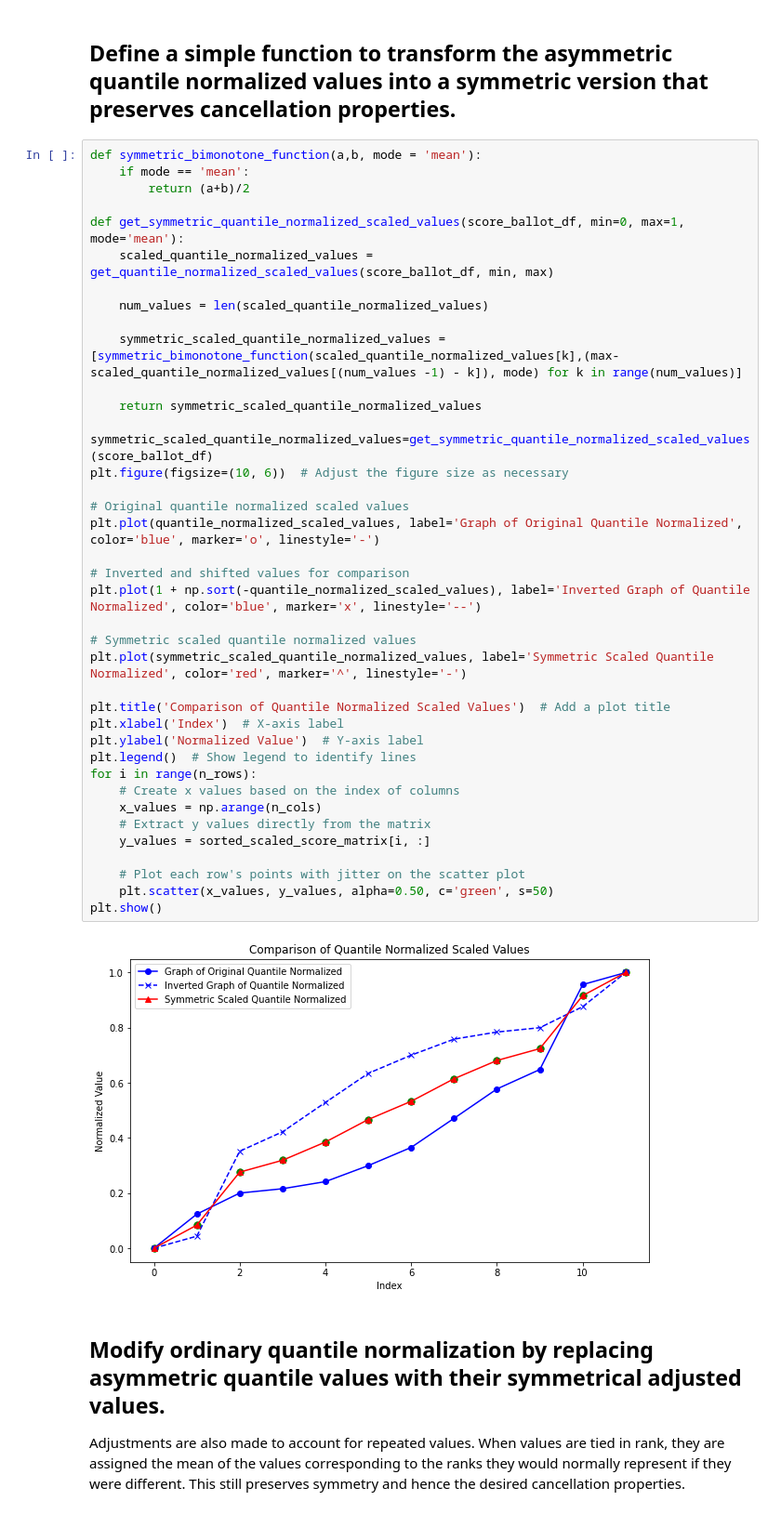
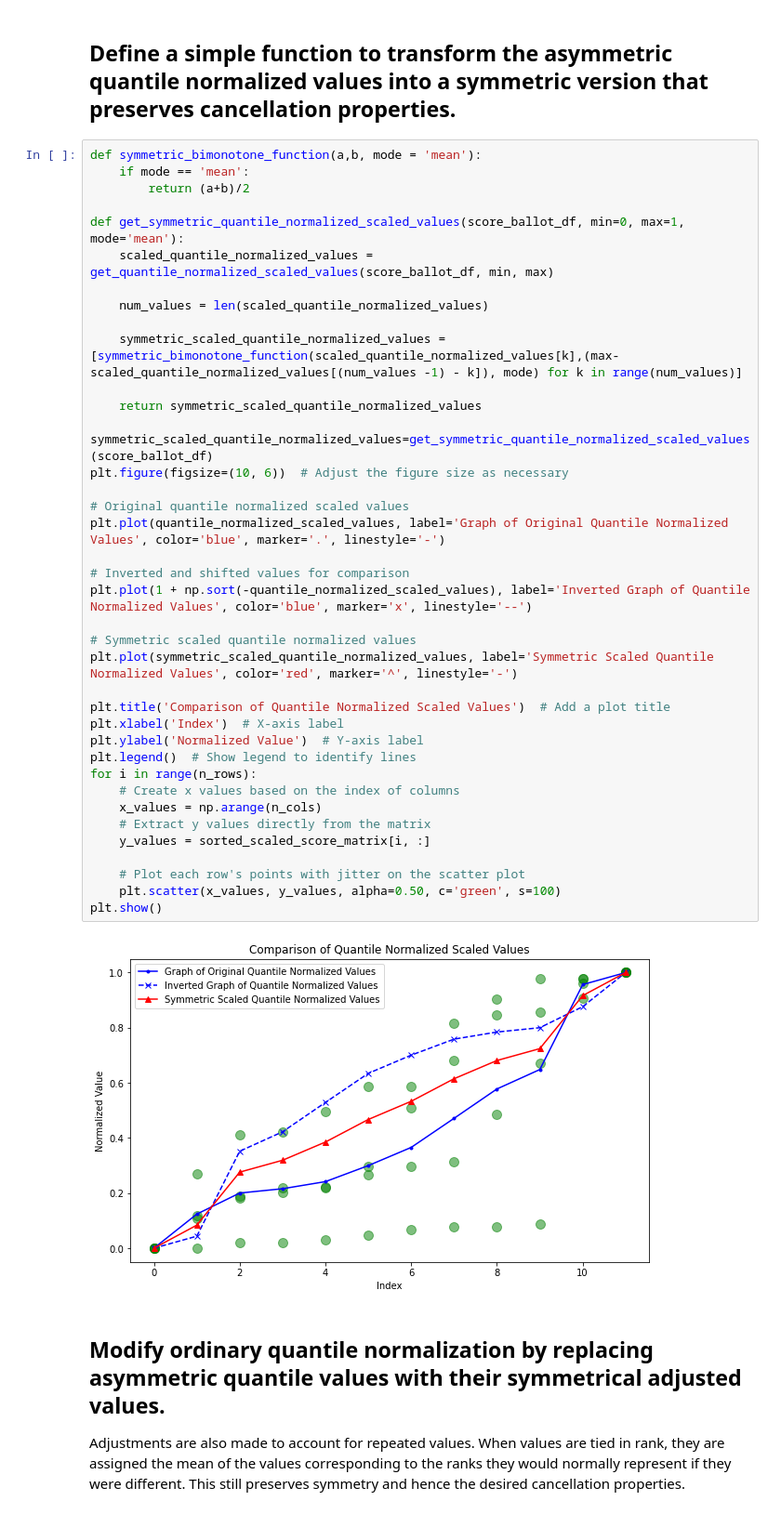
Before and after one commit to cfrankston728/symmetric_quantile-normalized_score, a Jupyter notebook: voting_explorer.ipynb, the cells around one changed output. Shown at 93% size. Cells and saved outputs as stored; diff of their text form.

Commit message:
visuals

```diff
--- a/voting_explorer.ipynb
+++ b/voting_explorer.ipynb
@@ -203,38 +203,38 @@ def get_symmetric_quantile_normalized_scaled_values(score_ballot_df, min=0, max=
     scaled_quantile_normalized_values = get_quantile_normalized_scaled_values(score_ballot_df, min, max)
 
     num_values = len(scaled_quantile_normalized_values)
 
     symmetric_scaled_quantile_normalized_values = [symmetric_bimonotone_function(scaled_quantile_normalized_values[k],(max-scaled_quantile_normalized_values[(num_values -1) - k]), mode) for k in range(num_values)]
 
     return symmetric_scaled_quantile_normalized_values
 
 symmetric_scaled_quantile_normalized_values=get_symmetric_quantile_normalized_scaled_values(score_ballot_df)
 plt.figure(figsize=(10, 6))  # Adjust the figure size as necessary
 
 # Original quantile normalized scaled values
-plt.plot(quantile_normalized_scaled_values, label='Graph of Original Quantile Normalized', color='blue', marker='o', linestyle='-')
+plt.plot(quantile_normalized_scaled_values, label='Graph of Original Quantile Normalized Values', color='blue', marker='.', linestyle='-')
 
 # Inverted and shifted values for comparison
-plt.plot(1 + np.sort(-quantile_normalized_scaled_values), label='Inverted Graph of Quantile Normalized', color='blue', marker='x', linestyle='--')
+plt.plot(1 + np.sort(-quantile_normalized_scaled_values), label='Inverted Graph of Quantile Normalized Values', color='blue', marker='x', linestyle='--')
 
 # Symmetric scaled quantile normalized values
-plt.plot(symmetric_scaled_quantile_normalized_values, label='Symmetric Scaled Quantile Normalized', color='red', marker='^', linestyle='-')
+plt.plot(symmetric_scaled_quantile_normalized_values, label='Symmetric Scaled Quantile Normalized Values', color='red', marker='^', linestyle='-')
 
 plt.title('Comparison of Quantile Normalized Scaled Values')  # Add a plot title
 plt.xlabel('Index')  # X-axis label
 plt.ylabel('Normalized Value')  # Y-axis label
 plt.legend()  # Show legend to identify lines
 for i in range(n_rows):
     # Create x values based on the index of columns
     x_values = np.arange(n_cols)
     # Extract y values directly from the matrix
     y_values = sorted_scaled_score_matrix[i, :]
 
     # Plot each row's points with jitter on the scatter plot
-    plt.scatter(x_values, y_values, alpha=0.50, c='green', s=50)
+    plt.scatter(x_values, y_values, alpha=0.50, c='green', s=100)
 plt.show()
 # %% [output]
-[figure, old version]
+[figure, new version]
 # %% [markdown]
 ## Modify ordinary quantile normalization by replacing asymmetric quantile values with their symmetrical adjusted values.
 
```
Also changed, not shown: parts of 2 cells of this notebook.
